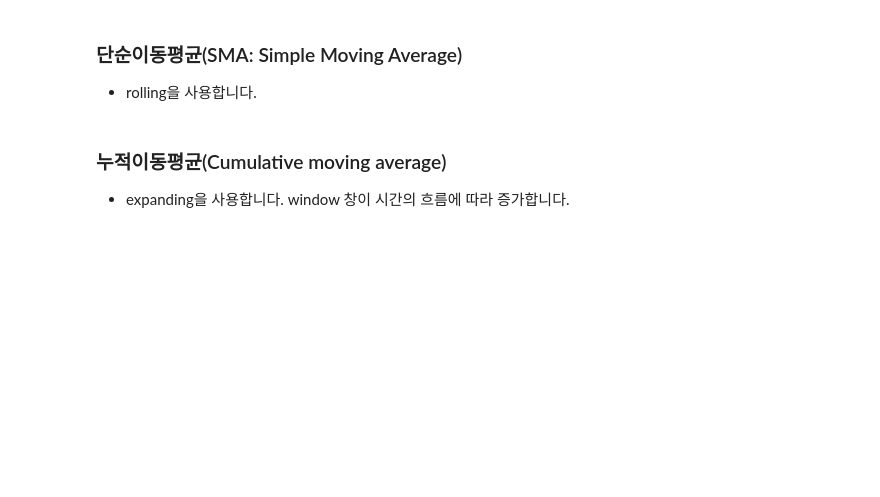
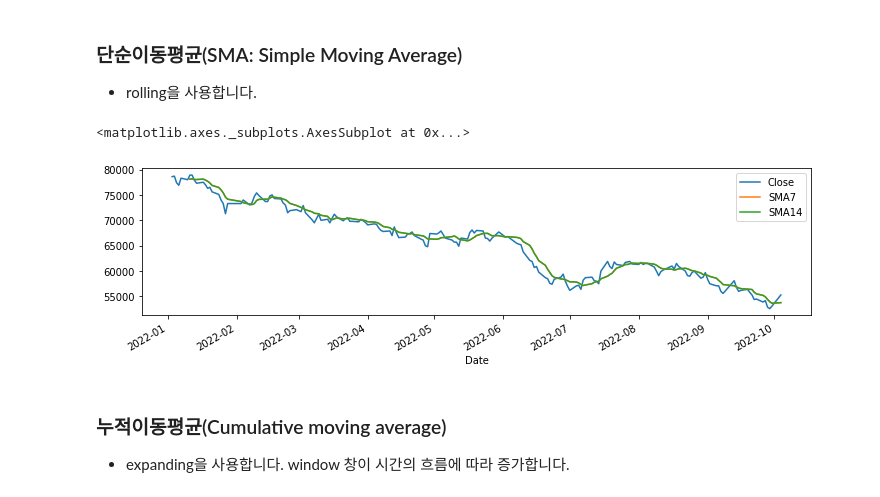
Before and after one commit to radanim/TIL, a Jupyter notebook: 01_일별_수익률과_이동평균_input.ipynb, the cells around one changed output. Saved outputs shown, nothing was run; the diff lists cells and outputs as text; code cells hidden in the pictures; blank space fills up the shorter version.

```diff
--- a/01_일별_수익률과_이동평균_input.ipynb
+++ b/01_일별_수익률과_이동평균_input.ipynb
@@ -110,10 +224,15 @@
 * rolling을 사용합니다.
 # %%
 # 윈도우 7, 14 단순 이동평균 구하기
-# df["SMA7"]
+df["SMA7"]=df["Close"].rolling(window=7).mean()
 # df["SMA14"]
+df["SMA14"]=df["Close"].rolling(window=7).mean()
 # %%
 # "Close", "SMA7", "SMA14" 시각화 하기
+df[["Close","SMA7","SMA14"]].plot(figsize=(12,3))
+# %% [output]
+<matplotlib.axes._subplots.AxesSubplot at 0x...>
+[figure, added]
 # %% [markdown]
 ### 누적이동평균(Cumulative moving average)
 * expanding을 사용합니다. window 창이 시간의 흐름에 따라 증가합니다.
```
Also changed, not shown: parts of 38 cells of this notebook.
